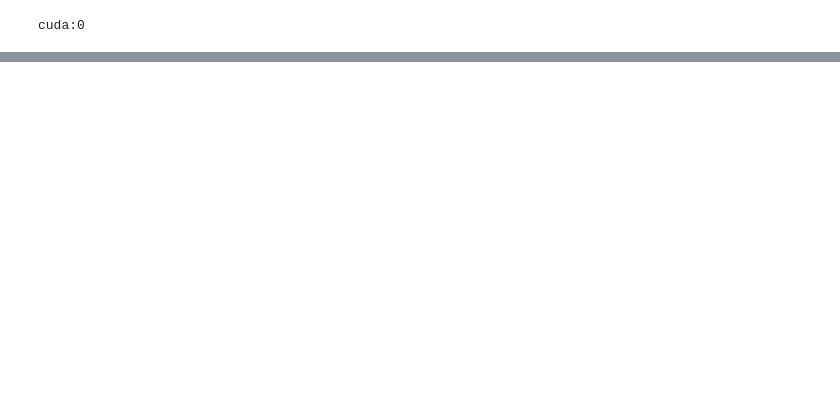
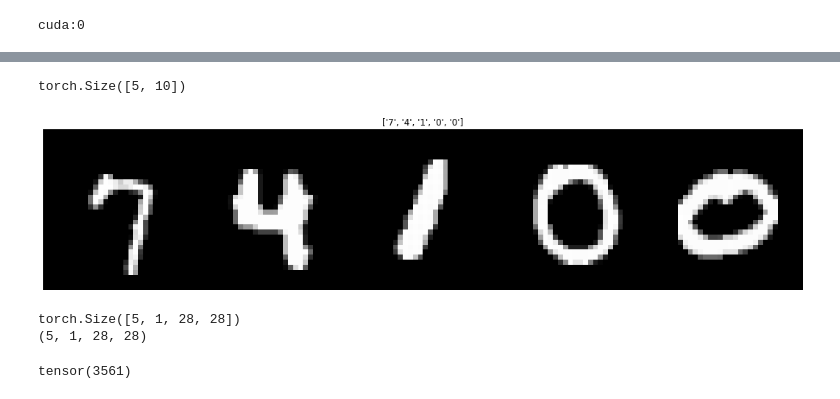
Before and after one commit to AdarshBT18/MyRep, a Jupyter notebook: PyTorch_MNIST_Prediction.ipynb, the cells around one changed output, grey strips where cells are left out. Saved outputs shown, nothing was run; the diff lists cells and outputs as text; code cells hidden in the pictures; blank space fills up the shorter version.

```diff
--- a/PyTorch_MNIST_Prediction.ipynb
+++ b/PyTorch_MNIST_Prediction.ipynb
@@ -218,0 +226,25 @@ images, labels = show_batch_images(testloader)
+# %%
+model_bn = model_bn.to('cpu')
+out = model_bn(images)
+print(out.shape)
+
+img = torchvision.utils.make_grid(images)
+imshow(img, title=[str(x.item()) for x in labels])
+
+out = model_bn.features1[0](images)
+print(out.shape)
+npimg = out.numpy()
+print(npimg.shape)
+
+#plt.figure(figsize = (1,1))
+#plt.imshow(npimg)
+#plt.show()
+# %% [output]
+torch.Size([5, 10])
+[figure, added]
+torch.Size([5, 1, 28, 28])
+(5, 1, 28, 28)
+# %%
+print(out.argmax())
+# %% [output]
+tensor(3561)
```
Also changed, not shown: parts of 9 cells of this notebook.
